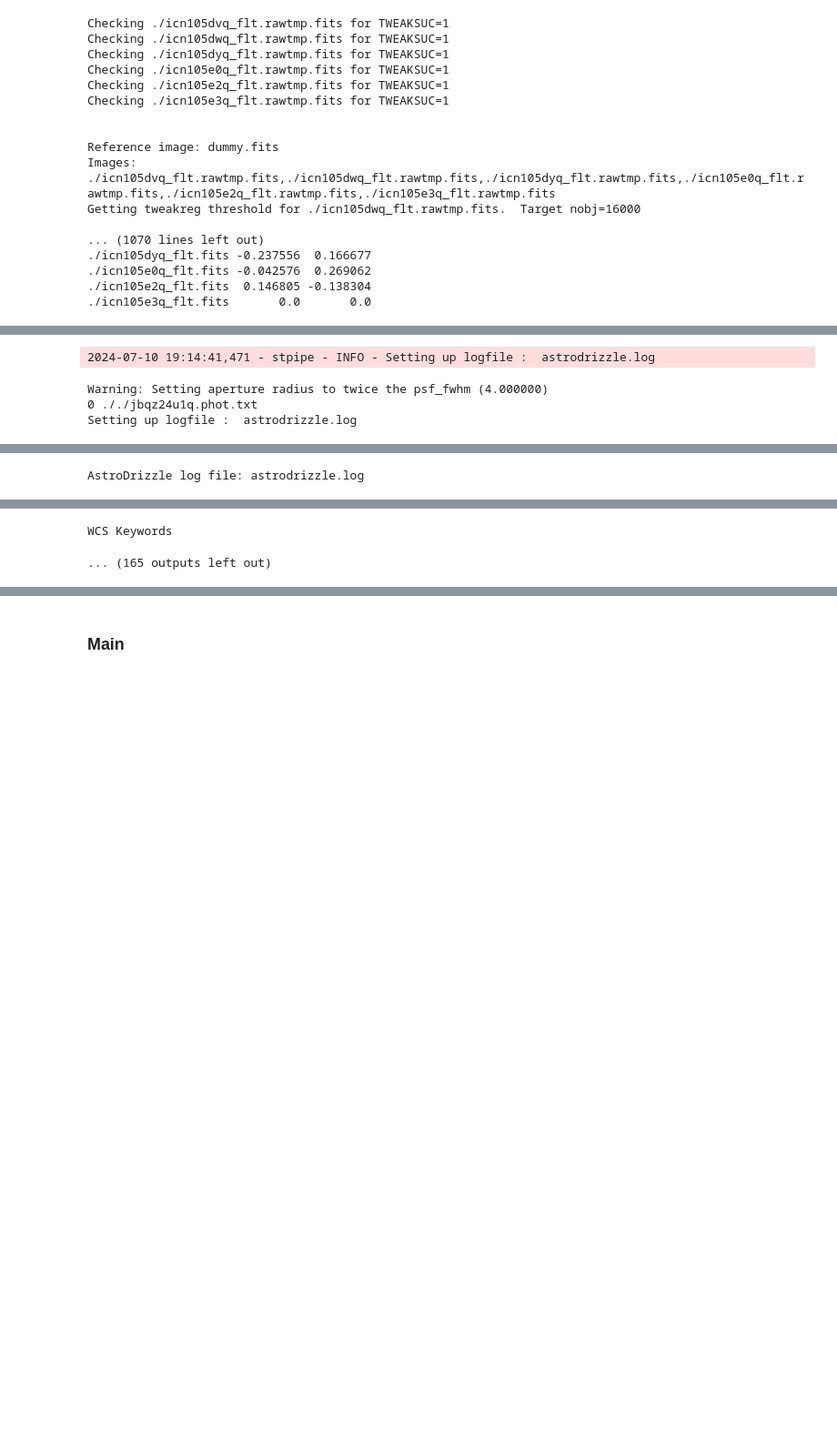
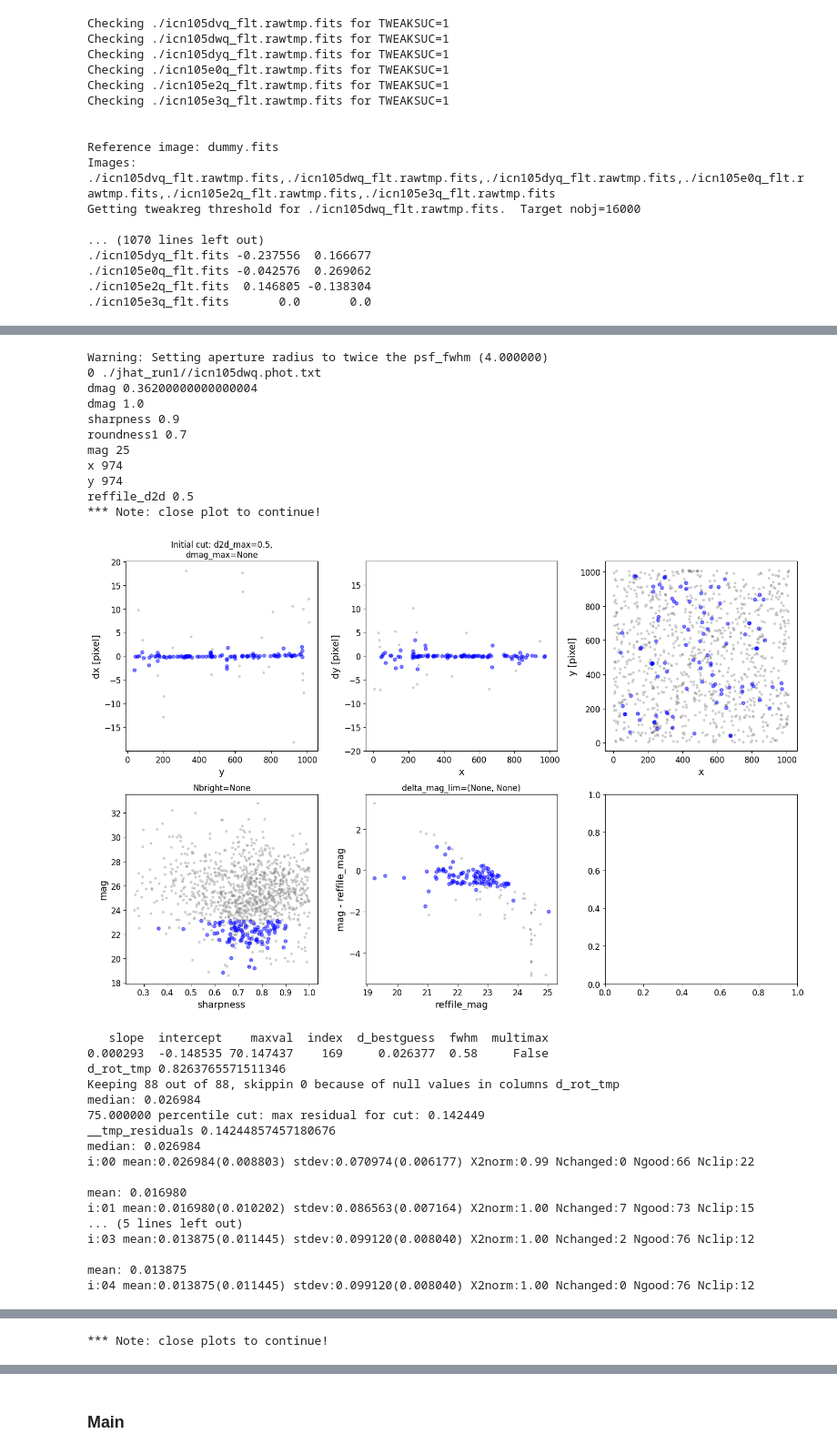
Before and after one commit to aswinsuresh24/jwst123, a Jupyter notebook: hst_tweakreg.ipynb, the cells around one changed output, grey strips where cells are left out. Shown at 91% size. Drawn from its saved outputs; the diff is of its cells as text; code cells hidden in the pictures; blank space fills up the shorter version.

Commit message:
vary jhat parameters

```diff
--- a/hst_tweakreg.ipynb
+++ b/hst_tweakreg.ipynb
@@ -1009,9 +1009,9 @@ Getting tweakreg threshold for ./icn105dwq_flt.rawtmp.fits.  Target nobj=16000
 import jhat
 from jhat import hst_photclass,st_wcs_align
 # %%
-hst_phot = hst_photclass(psf_fwhm=1.8,aperture_radius=5)
-hst_phot.run_phot(imagename='jbqz24u3q_flc.fits',photfilename='auto',overwrite=True)
-ref_catname = 'jbqz24u3q_flc.fits'.replace('.fits','.phot.txt') # the default
+hst_phot = hst_photclass(psf_fwhm=1.8,aperture_radius= 5)
+hst_phot.run_phot(imagename='jhat_run1/icn105e3q_flt.fits',photfilename='auto',overwrite=True)
+ref_catname = 'jhat_run1/icn105e3q_flt.fits'.replace('.fits','.phot.txt') # the default
 refcat = Table.read(ref_catname,format='ascii')
 print(refcat)
 # %% [output]
@@ -1047,27 +1035,57 @@ WCS Keywords
 # %%
 wcs_align = st_wcs_align()
 
 
-wcs_align.run_all('jbqz24u1q_flc.fits',
+wcs_align.run_all('jhat_run1/icn105dwq_flt.fits',
               telescope='hst',
-              outsubdir='.',
+              outsubdir='jhat_run1/',
           refcat_racol='ra',
           refcat_deccol='dec',
           refcat_magcol='mag',
           refcat_magerrcol='dmag',
           overwrite=True,
           d2d_max=.5,
           showplots=2,
           refcatname=ref_catname,
+          find_stars_threshold = 3,
+          xshift=-0.059197,
+          yshift=0.069278,
+          iterate_with_xyshifts=True,
 
           histocut_order='dxdy',
               sharpness_lim=(0.3,0.9),
               roundness1_lim=(-0.7, 0.7),
-              SNR_min= 4,
-              dmag_max=1.0)
-#               objmag_lim =(14,24))
+              SNR_min= 3,
+              dmag_max=1.0,
+              Nbright = 150,
+              objmag_lim =(14,25))
 # %% [output]
-2024-07-10 19:14:41,471 - stpipe - INFO - Setting up logfile :  astrodrizzle.log
+Warning: Setting aperture radius to twice the psf_fwhm (4.000000)
+0 ./jhat_run1//icn105dwq.phot.txt
+dmag 0.36200000000000004
+dmag 1.0
+sharpness 0.9
+roundness1 0.7
+mag 25
+x 974
+y 974
+reffile_d2d 0.5
+*** Note: close plot to continue!
+[figure, added]
-Warning: Setting aperture radius to twice the psf_fwhm (4.000000)
-0 ././jbqz24u1q.phot.txt
-Setting up logfile :  astrodrizzle.log
+   slope  intercept    maxval  index  d_bestguess  fwhm  multimax
+0.000293  -0.148535 70.147437    169     0.026377  0.58     False
+d_rot_tmp 0.8263765571511346
+Keeping 88 out of 88, skippin 0 because of null values in columns d_rot_tmp
+median: 0.026984
+75.000000 percentile cut: max residual for cut: 0.142449
+__tmp_residuals 0.14244857457180676
+median: 0.026984
+i:00 mean:0.026984(0.008803) stdev:0.070974(0.006177) X2norm:0.99 Nchanged:0 Ngood:66 Nclip:22
+
+mean: 0.016980
+i:01 mean:0.016980(0.010202) stdev:0.086563(0.007164) X2norm:1.00 Nchanged:7 Ngood:73 Nclip:15
+... (5 lines left out)
+i:03 mean:0.013875(0.011445) stdev:0.099120(0.008040) X2norm:1.00 Nchanged:2 Ngood:76 Nclip:12
+
+mean: 0.013875
+i:04 mean:0.013875(0.011445) stdev:0.099120(0.008040) X2norm:1.00 Nchanged:0 Ngood:76 Nclip:12
@@ -1075 +1112 @@ Setting up logfile :  astrodrizzle.log
-AstroDrizzle log file: astrodrizzle.log
+*** Note: close plots to continue!
@@ -1098,2 +1151,0 @@ AstroDrizzle Version 3.5.1 started at: 19:14:41.473 (10/07/2024)
-WCS Keywords
-... (165 outputs left out)
```
Also changed, not shown: parts of 4 cells of this notebook.
